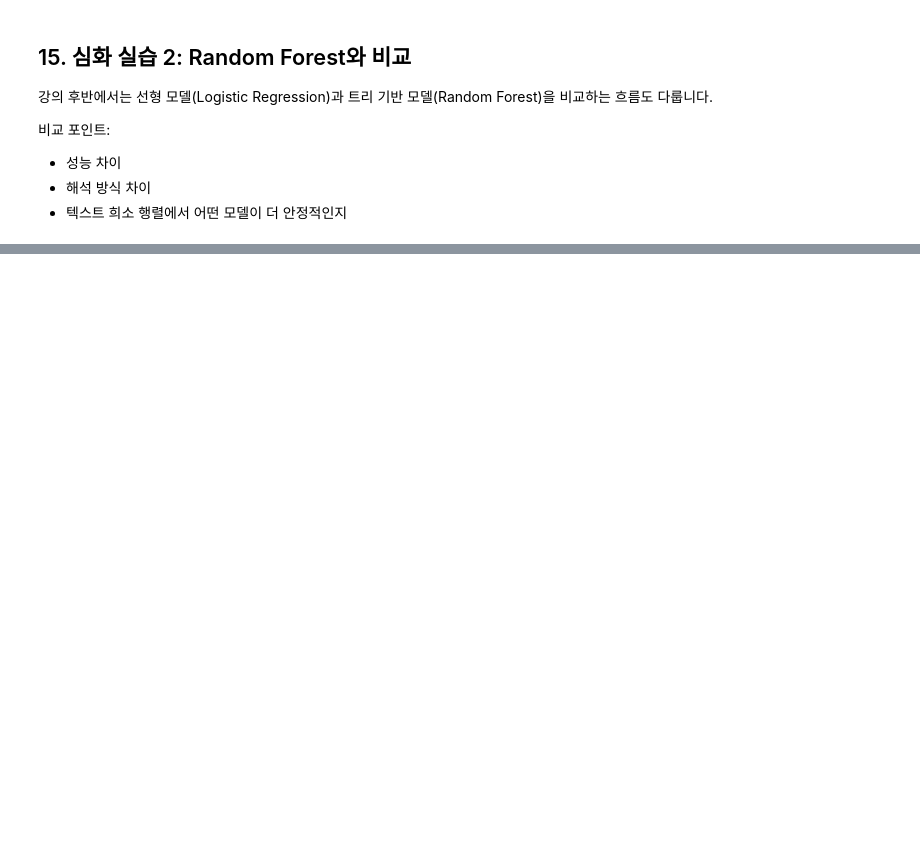
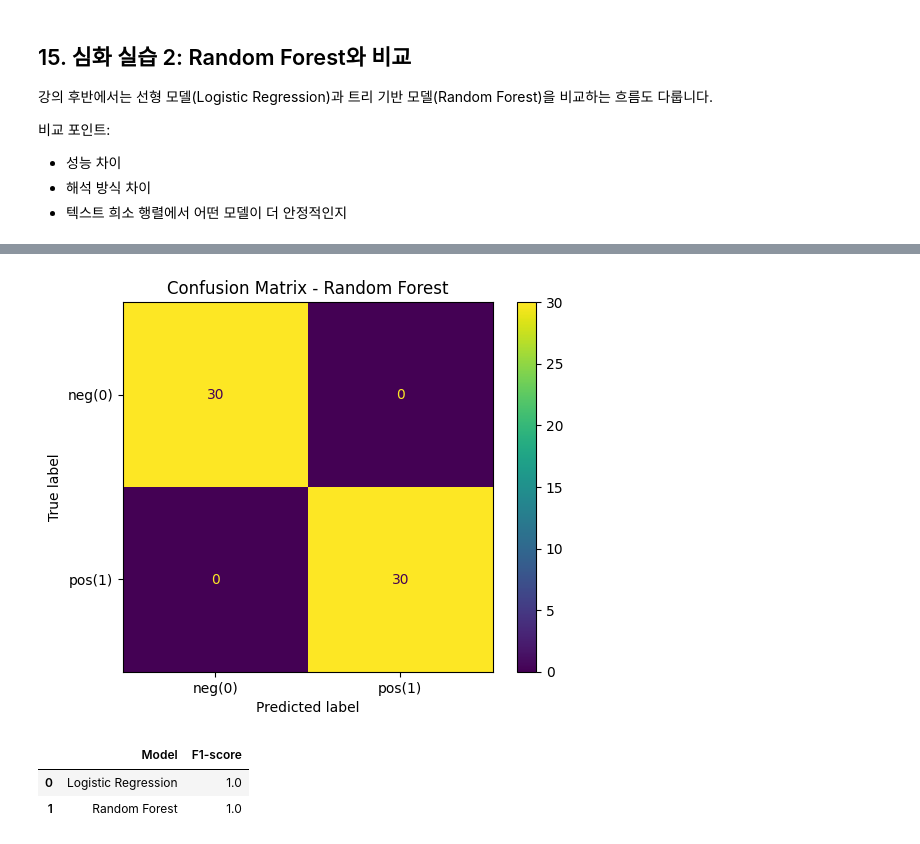
Before and after one commit to hyscodebase/Big-data-application-practice1, a Jupyter notebook: Week12/week12[Alex].ipynb, the cells around one changed output, grey strips where cells are left out. Saved outputs shown, nothing was run; the diff lists cells and outputs as text; code cells hidden in the pictures; blank space fills up the shorter version.

Commit message:
feat: add week 12 review sentiment analysis

```diff
--- a/Week12/week12[Alex].ipynb
+++ b/Week12/week12[Alex].ipynb
@@ -227,4 +168,0 @@ print('정제 :', clean_text(sample_text))
-# %%
-df['clean_text'] = df['review_text'].apply(clean_text)
-
-display(df[['review_text', 'clean_text']].head(10))
@@ -451,14 +524,3 @@ display(comparison_df)
 - 성능 차이
 - 해석 방식 차이
 - 텍스트 희소 행렬에서 어떤 모델이 더 안정적인지
-# %%
-rf = RandomForestClassifier(
-    n_estimators=200,
-    random_state=42,
-    n_jobs=-1,
-    class_weight='balanced'
-)
-rf.fit(X_train_tfidf, y_train)
-y_pred_rf = rf.predict(X_test_tfidf)
-
-evaluate_model(y_test, y_pred_rf, 'Random Forest (Unigram TF-IDF)')
@@ -528,0 +527,17 @@ display(comparison_df)
+# %%
+from sklearn.ensemble import RandomForestClassifier
+
+# Random Forest 모델 학습
+rf = RandomForestClassifier(
+    n_estimators=200,
+    random_state=42
+)
+
+rf.fit(x_train_tfidf, y_train)
+
+pred_rf = rf.predict(x_test_tfidf)
+
+print("Random Forest Classification Report")
+print(classification_report(y_test, pred_rf, digits=3))
+
+print("F1:", round(float(f1_score(y_test, pred_rf)), 4))
@@ -528,0 +556,28 @@ display(comparison_df)
+# %%
+# Random Forest Confusion Matrix
+cm_rf = confusion_matrix(y_test, pred_rf)
+
+disp_rf = ConfusionMatrixDisplay(
+    confusion_matrix=cm_rf,
+    display_labels=["neg(0)", "pos(1)"]
+)
+
+disp_rf.plot(values_format="d")
+plt.title("Confusion Matrix - Random Forest")
+plt.show()
+# %% [output]
+[figure, added]
+# %%
+compare_df = pd.DataFrame({
+    "Model": ["Logistic Regression", "Random Forest"],
+    "F1-score": [
+        f1_score(y_test, pred),
+        f1_score(y_test, pred_rf)
+    ]
+})
+
+compare_df
+# %% [output]
+|  | Model | F1-score |
+| 0 | Logistic Regression | 1.0 |
+| 1 | Random Forest | 1.0 |
```
Also changed, not shown: parts of 46 cells of this notebook, 1 other file.
